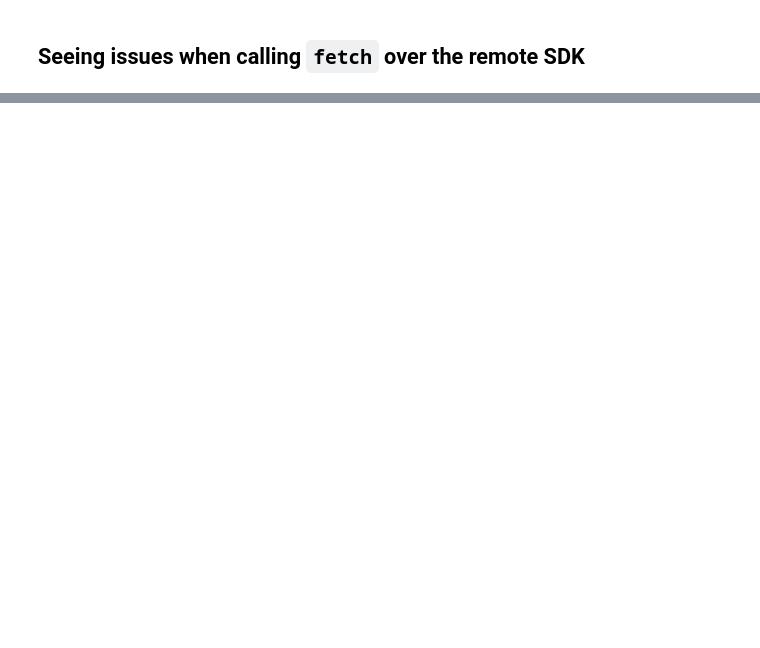
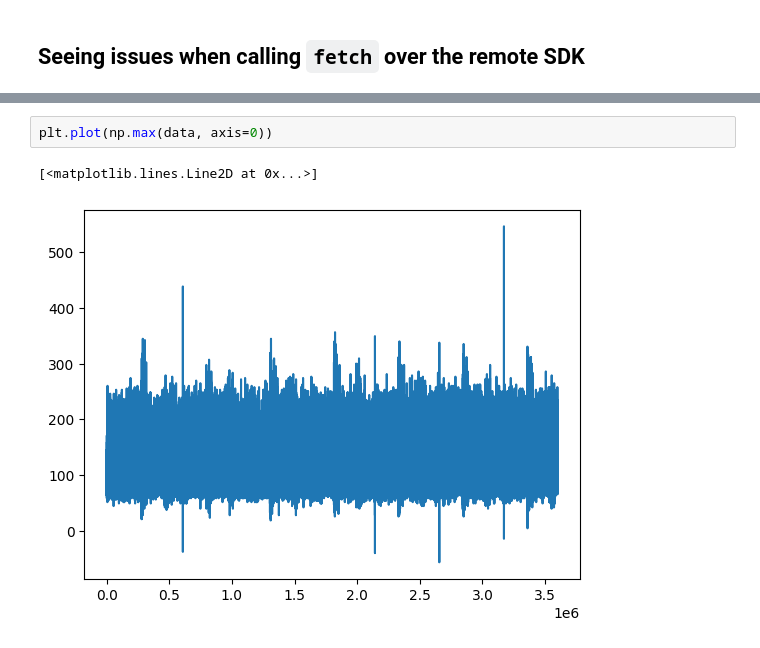
Before and after one commit to hantman-lab/realSpike, a Jupyter notebook: notebooks/check_fetch.ipynb, the cells around one changed output, grey strips where cells are left out. Cells and saved outputs as stored; diff of their text form; blank space fills up the shorter version.

```diff
--- a/notebooks/check_fetch.ipynb
+++ b/notebooks/check_fetch.ipynb
@@ -26 +93,6 @@ np.mean(a, axis=0)[0]
+# %%
+plt.plot(np.max(data, axis=0))
+# %% [output]
+[<matplotlib.lines.Line2D at 0x...>]
+[figure, added]
 # %%
```
Also changed, not shown: parts of 20 cells of this notebook, 2 other files.
